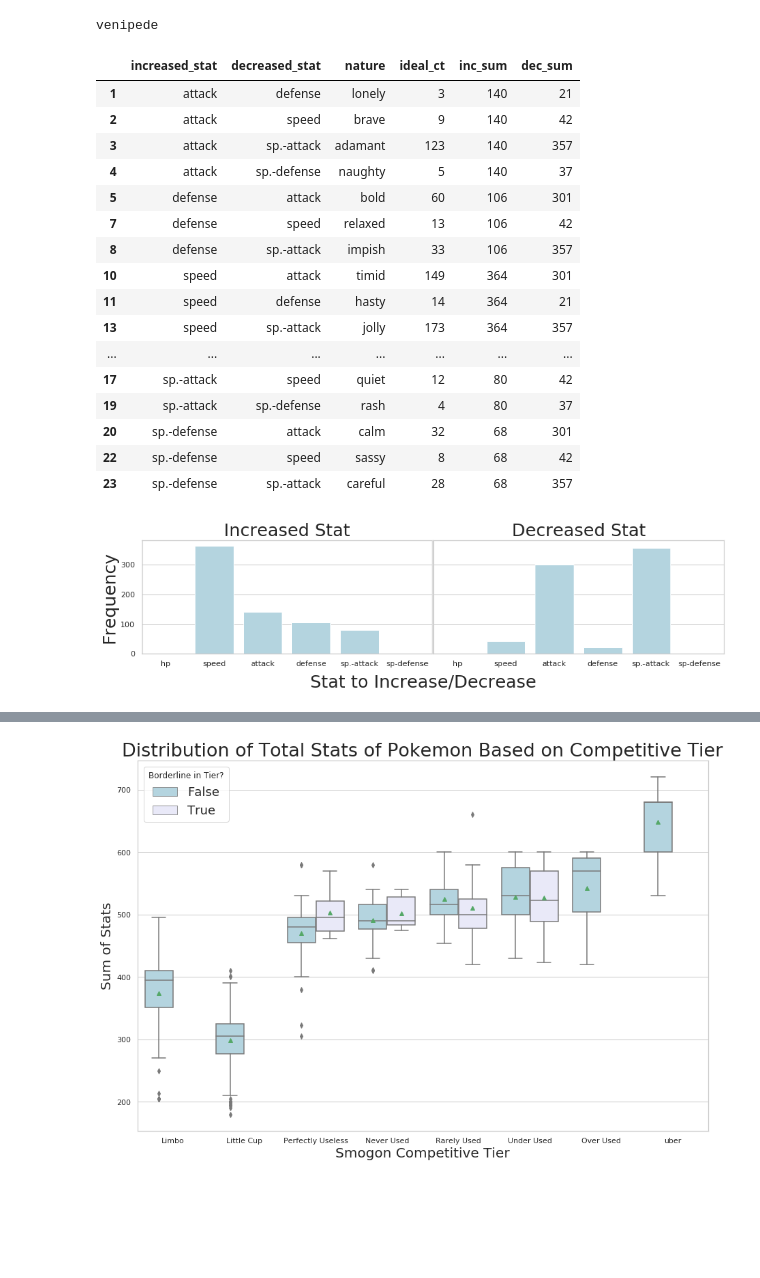
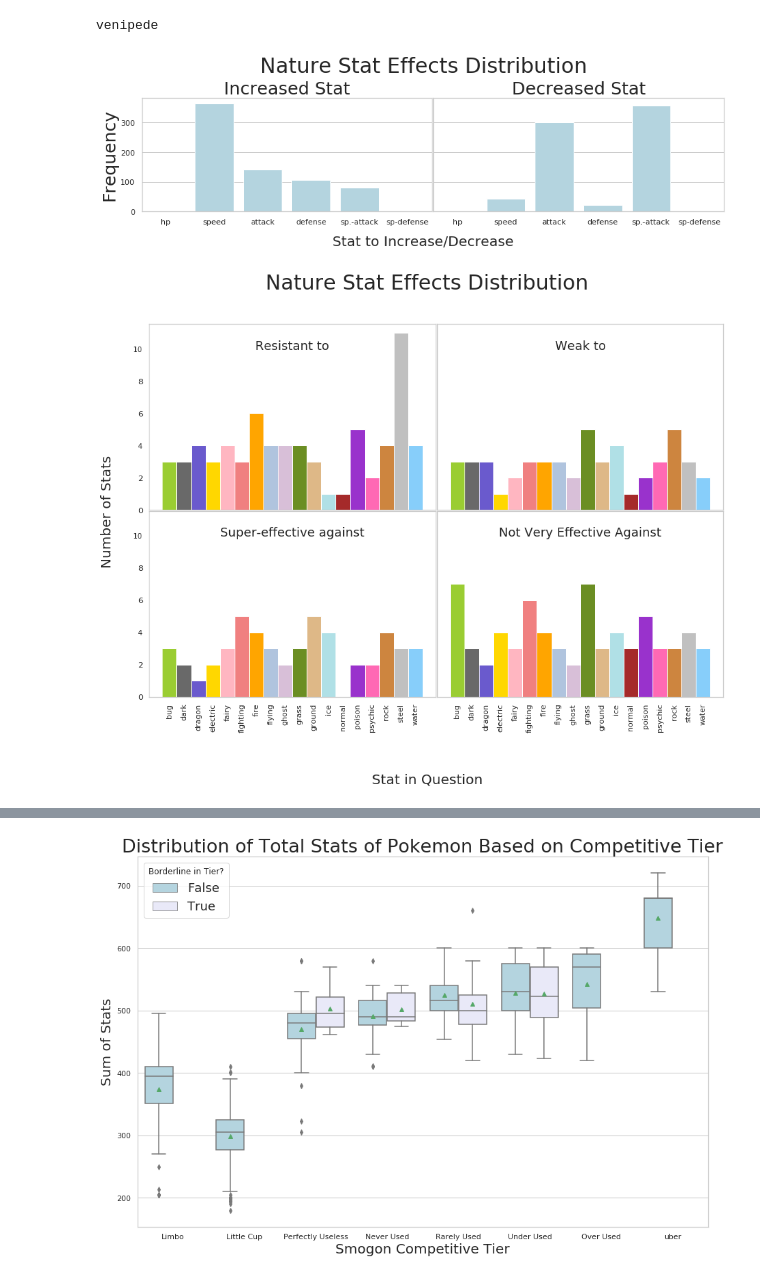
Before and after one commit to icookfood/poke-viz-2019, a Jupyter notebook: jjubilee.githubprojects.pokemonviz DRAFT.ipynb, the cells around one changed output, grey strips where cells are left out. Cells and saved outputs as stored; diff of their text form; code cells hidden in the pictures; blank space fills up the shorter version.

Commit message:
finished code, added overfit image.

```diff
--- a/jjubilee.githubprojects.pokemonviz DRAFT.ipynb
+++ b/jjubilee.githubprojects.pokemonviz DRAFT.ipynb
@@ -637,9 +637,10 @@ df_abils.head(3)
 # %%
+
 for col in df_items.columns:
     df_items[col] = df_items[col].map(lambda l: process_entries(l))
 
-df_items['mega'] = df_items['effect'].map(lambda s: 'mega-evolve' in s)
-df_items['z_move'] = df_items['effect'].map(lambda s: 'z-move' in s)
+df_items['mega'] = df_items['effect'].map(lambda s: 'mega-evolve' in str(s))
+df_items['z_move'] = df_items['effect'].map(lambda s: 'z-move' in str(s))
 
 df_items.head(3)
 # %% [output]
@@ -1183,41 +1198,74 @@ venipede
 # %%
 df_comp_natures = df_comp_natures.dropna()
 df_comp_natures['inc_sum'] = df_comp_natures.groupby('increased_stat')['ideal_ct'].transform('sum')
 df_comp_natures['dec_sum'] = df_comp_natures.groupby('decreased_stat')['ideal_ct'].transform('sum')
 fig, axs = plt.subplots(1,2, figsize = [15,3], sharey = True, sharex = True,
                         gridspec_kw = {'hspace':0.5, 'wspace':0.005})
 
 sns.barplot(x = 'increased_stat', y = 'inc_sum', data = df_comp_natures, ax = axs[0],
            order = ['hp','speed','attack','defense','sp.-attack','sp-defense'], color = 'lightblue')
 sns.barplot(x = 'decreased_stat', y = 'dec_sum', data = df_comp_natures, ax = axs[1],
            order = ['hp','speed','attack','defense','sp.-attack','sp-defense'], color = 'lightblue')
 axs[0].set_xlabel('')
 axs[0].set_title('Increased Stat', fontsize = 25)
 axs[0].set_ylabel('Frequency', fontsize = 25)
 axs[1].set_xlabel('')
 axs[1].set_title('Decreased Stat', fontsize = 25)
 axs[1].set_ylabel('')
 
-fig.text(0.5, -0.1, 'Stat to Increase/Decrease', ha='center', fontsize = 25)
+fig.text(0.5, -0.1, 'Stat to Increase/Decrease', ha='center', fontsize = 20)
+fig.text(0.5, 1.05, 'Nature Stat Effects Distribution', ha='center', fontsize = 30)
+
 fig.show()
-df_comp_natures
 # %% [output]
-|  | increased_stat | decreased_stat | nature | ideal_ct | inc_sum | dec_sum |
-| 1 | attack | defense | lonely | 3 | 140 | 21 |
-| 2 | attack | speed | brave | 9 | 140 | 42 |
-| 3 | attack | sp.-attack | adamant | 123 | 140 | 357 |
-| 4 | attack | sp.-defense | naughty | 5 | 140 | 37 |
-| 5 | defense | attack | bold | 60 | 106 | 301 |
-| 7 | defense | speed | relaxed | 13 | 106 | 42 |
-| 8 | defense | sp.-attack | impish | 33 | 106 | 357 |
-| 10 | speed | attack | timid | 149 | 364 | 301 |
-| 11 | speed | defense | hasty | 14 | 364 | 21 |
-| 13 | speed | sp.-attack | jolly | 173 | 364 | 357 |
-| ... | ... | ... | ... | ... | ... | ... |
-| 17 | sp.-attack | speed | quiet | 12 | 80 | 42 |
-| 19 | sp.-attack | sp.-defense | rash | 4 | 80 | 37 |
-| 20 | sp.-defense | attack | calm | 32 | 68 | 301 |
-| 22 | sp.-defense | speed | sassy | 8 | 68 | 42 |
-| 23 | sp.-defense | sp.-attack | careful | 28 | 68 | 357 |
-[figure, old version]
+[figure, new version]
+# %%
+def weak_or_resist(lst, flag):
+    count = 0;
+    for e in lst:
+        if flag and e < 1.0:
+            count += 1
+        if not flag and e > 1.0:
+            count += 1
+    return count
+
+df_types['resist'] = 0.0
+df_types['weak'] = 0.0
+df_types['supereffective'] = 0.0
+df_types['notveryeffective'] = 0.0
+for idx, row in df_types.iterrows():
+    s = row['attacking_type']
+    df_types.at[idx, 'resist'] = weak_or_resist(df_types[s], True)
+    df_types.at[idx, 'weak'] = weak_or_resist(df_types[s], False)
+    supereffective = 0
+    notveryeffective = 0
+    for t in pokemon_types:
+        if row[t] > 1:
+            supereffective += 1
+        if row[t] < 1:
+            notveryeffective += 1
+    df_types.at[idx, 'supereffective'] = supereffective
+    df_types.at[idx, 'notveryeffective'] = notveryeffective
+
+type_colors = ['yellowgreen','dimgray','slateblue','gold','lightpink','lightcoral','orange',
+              'lightsteelblue','thistle','olivedrab','burlywood','powderblue','brown',
+              'darkorchid','hotpink','peru','silver','lightskyblue']
+fig, axs = plt.subplots(2,2, figsize = [15,10], sharey = True, sharex = True,
+                        gridspec_kw = {'hspace':0.005, 'wspace':0.005})
+
+graphl = ['resist','weak','supereffective','notveryeffective']
+titlel = ['Resistant to', 'Weak to','Super-effective against', 'Not Very Effective Against']
+for i in range(0,4):
+    pltrow = i//2
+    pltcol = i%2
+    axs[pltrow,pltcol].set_title(titlel[i], x=0.5, y=0.84, fontsize = 18)
+    axs[pltrow,pltcol].bar(pokemon_types, df_types[graphl[i]], color = type_colors, width = 1.0)
+    axs[pltrow,pltcol].set_xticklabels(labels = pokemon_types, rotation='vertical')
+    axs[pltrow,pltcol].grid(False)
+fig.text(0.5, -0.05, 'Stat in Question', ha='center', fontsize = 20)
+fig.text(0.5, .95, 'Nature Stat Effects Distribution', ha='center', fontsize = 30)
+fig.text(0.06, 0.5, 'Number of Stats', va='center', rotation = 'vertical', fontsize = 20)
+fig.show()
+# %% [output]
+[figure, added]
 # %%
```
Also changed, not shown: parts of 58 cells of this notebook, 2 other files.
